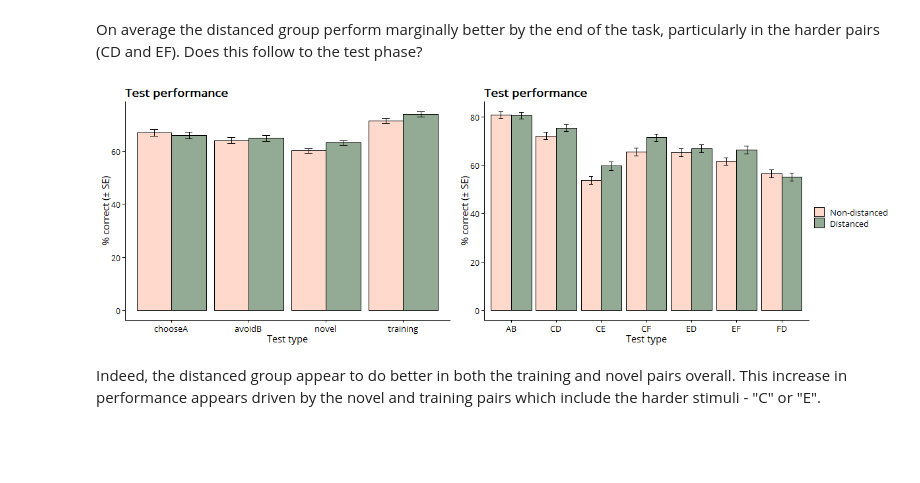
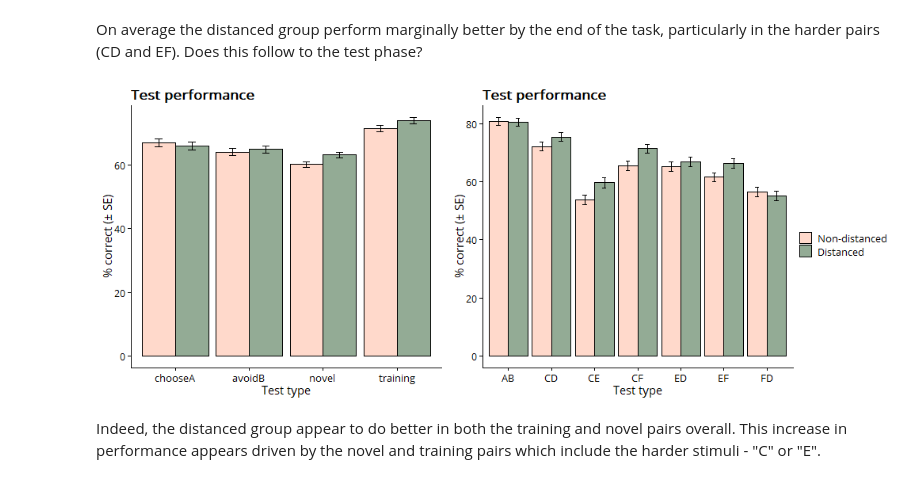
Before and after one commit to qdercon/pstpipeline, a Jupyter notebook: notebooks/data_cleaning_preparation.ipynb, the cells around one changed output. Cells and saved outputs as stored; diff of their text form; code cells hidden in the pictures; blank space fills up the shorter version.

```diff
--- a/notebooks/data_cleaning_preparation.ipynb
+++ b/notebooks/data_cleaning_preparation.ipynb
@@ -123,15 +123,16 @@ ggpubr::ggarrange(plotlist = training_plots, nrow = 1, common.legend = TRUE, leg
 # %% [markdown]
 On average the distanced group perform marginally better by the end of the task, particularly in the harder pairs (CD and EF). Does this follow to the test phase?
 # %%
-%%R -w 12 -h 4 --units in -r 100
+%%R -w 10 -h 4 --units in -r 100
 
-test_plot_grp <- pstpipeline::plot_import(all_res_split, types = "test", grp_compare = "distanced", grp_names = c("Non-distanced", "Distanced"),
-                                          font = "Open Sans", font_size = 11)
-test_plot_ntr <-  pstpipeline::plot_import(all_res_split, types = "test", plt.test = list(c("training", "novel"), "individual"), grp_compare = "distanced",
-                                           grp_names = c("Non-distanced", "Distanced"), font = "Open Sans", font_size = 11)
+test_plot_grp <- pstpipeline::plot_import(all_res_split, types = "test", grp_compare = "distanced", grp_names =
+                                          c("Non-distanced", "Distanced"), font = "Open Sans", font_size = 11)
+test_plot_ntr <-  pstpipeline::plot_import(all_res_split, types = "test", plt.test = list(c("training", "novel"), "individual"),
+                                           grp_compare = "distanced", grp_names = c("Non-distanced", "Distanced"),
+                                           font = "Open Sans", font_size = 11)
 
 ggpubr::ggarrange(test_plot_grp, test_plot_ntr, common.legend = T, legend = "right")
 # %% [output]
-[figure, old version]
+[figure, new version]
 # %% [markdown]
 Indeed, the distanced group appear to do better in both the training and novel pairs overall. This increase in performance appears driven by the novel and training pairs which include the harder stimuli - "C" or "E".
```
Also changed, not shown: parts of 1 cell of this notebook.
